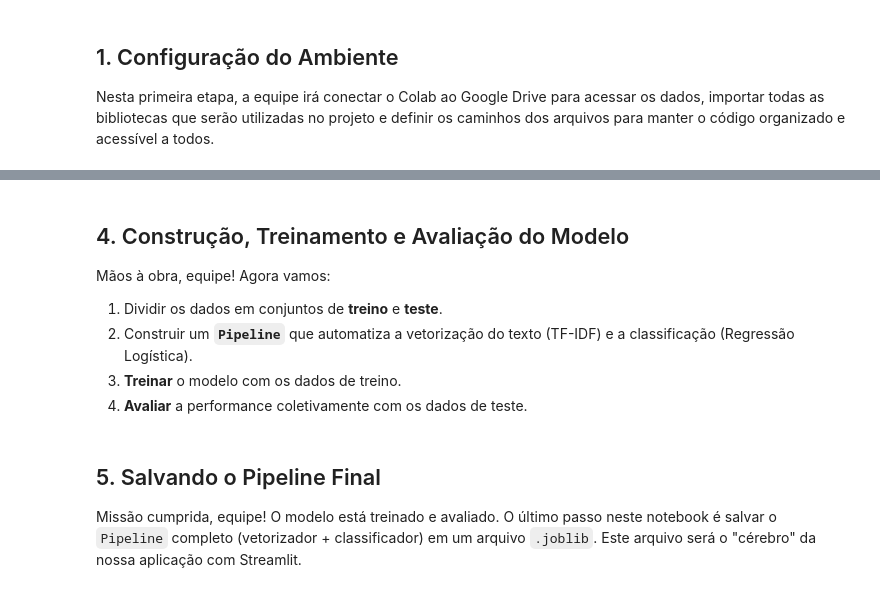
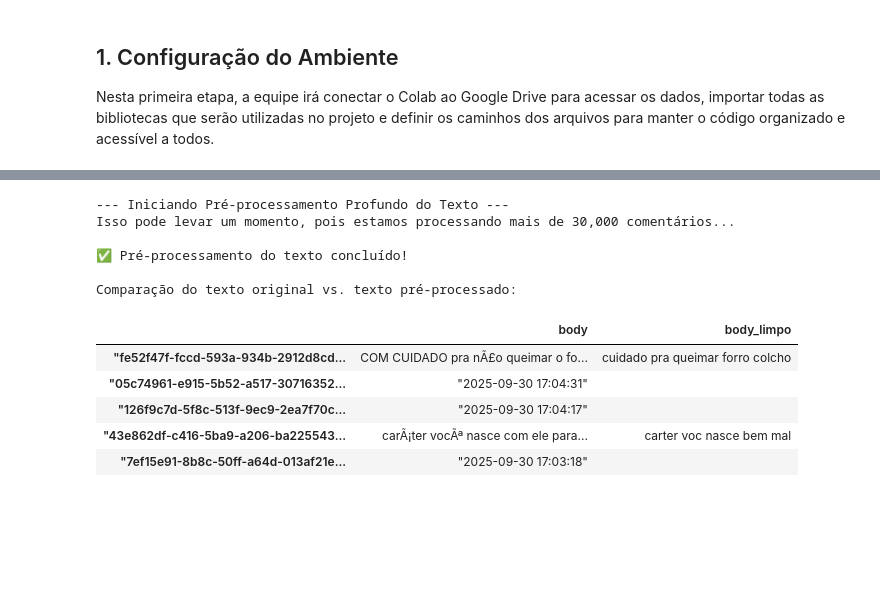
Before and after one commit to rafaelinfopiaui/analise-sentimentos-cpweekend, a Jupyter notebook: notebooks/Desenvolvimento_Analise_Sentimentos.ipynb, the cells around one changed output, grey strips where cells are left out. Saved outputs shown, nothing was run; the diff lists cells and outputs as text; code cells hidden in the pictures; blank space fills up the shorter version.

```diff
--- a/notebooks/Desenvolvimento_Analise_Sentimentos.ipynb
+++ b/notebooks/Desenvolvimento_Analise_Sentimentos.ipynb
@@ -89,38 +224,46 @@ Esta é uma das etapas mais críticas. A equipe definiu uma função de limpeza
 # %%
-# 3.1 - Definir a função de limpeza de texto
+import nltk
+import re
+
+# Definindo a função que fará a limpeza profunda em cada texto
 def limpar_texto(texto):
     # Converter para minúsculas
     texto = texto.lower()
     # Remover URLs
     texto = re.sub(r'https?://\S+|www\.\S+', '', texto)
-    # Remover menções (@) e hashtags (#)
+    # Remover menções (@) e hashtags (#) - comum em redes sociais
     texto = re.sub(r'@\w+|#\w+', '', texto)
-    # Remover caracteres não-alfabéticos (mantém letras e espaços)
+    # Remover caracteres não-alfabéticos (mantém apenas letras e espaços)
     texto = re.sub(r'[^a-z\s]', '', texto)
     # Tokenização (dividir em palavras)
     tokens = nltk.word_tokenize(texto)
     # Remover stopwords
     stopwords_pt = nltk.corpus.stopwords.words('portuguese')
     tokens_limpos = [palavra for palavra in tokens if palavra not in stopwords_pt]
     # Juntar os tokens de volta em uma string
     return ' '.join(tokens_limpos)
 
-# 3.2 - Aplicar a função de limpeza na coluna de texto
-# (A equipe deve substituir 'texto' pelo nome real da coluna de texto)
-df['texto_limpo'] = df['texto'].apply(limpar_texto)
+print("--- Iniciando Pré-processamento Profundo do Texto ---")
+print("Isso pode levar um momento, pois estamos processando mais de 30,000 comentários...")
 
-# 3.3 - Visualizar o resultado (antes e depois)
-print("Comparação do texto original vs. texto limpo:")
-display(df[['texto', 'texto_limpo']].head())
+# O .apply() executa a função 'limpar_texto' em cada linha da coluna 'body'
+df_final['body_limpo'] = df_final['body'].apply(limpar_texto)
 
-# 3.4 - Salvar o DataFrame limpo
-df.to_csv(CAMINHO_DADOS_LIMPOS, index=False)
-print(f"\nDataFrame limpo salvo em: {CAMINHO_DADOS_LIMPOS}")
+print("\n✅ Pré-processamento do texto concluído!")
+
+# Vamos ver o resultado da limpeza
+print("\nComparação do texto original vs. texto pré-processado:")
+display(df_final[['body', 'body_limpo']].head())
+# %% [output]
+--- Iniciando Pré-processamento Profundo do Texto ---
+Isso pode levar um momento, pois estamos processando mais de 30,000 comentários...
+
+✅ Pré-processamento do texto concluído!
+
+Comparação do texto original vs. texto pré-processado:
+|  | body | body_limpo |
+| "fe52f47f-fccd-593a-934b-2912d8cd... | COM CUIDADO pra nÃ£o queimar o fo... | cuidado pra queimar forro colcho |
+| "05c74961-e915-5b52-a517-30716352... | "2025-09-30 17:04:31" |  |
+| "126f9c7d-5f8c-513f-9ec9-2ea7f70c... | "2025-09-30 17:04:17" |  |
+| "43e862df-c416-5ba9-a206-ba225543... | carÃ¡ter vocÃª nasce com ele para... | carter voc nasce bem mal |
+| "7ef15e91-8b8c-50ff-a64d-013af21e... | "2025-09-30 17:03:18" |  |
-# %% [markdown]
-## 4. Construção, Treinamento e Avaliação do Modelo
-
-Mãos à obra, equipe! Agora vamos:
-1.  Dividir os dados em conjuntos de **treino** e **teste**.
-2.  Construir um **`Pipeline`** que automatiza a vetorização do texto (TF-IDF) e a classificação (Regressão Logística).
-3.  **Treinar** o modelo com os dados de treino.
-4.  **Avaliar** a performance coletivamente com os dados de teste.
@@ -157,4 +269,0 @@ print(classification_report(y_test, y_pred))
-# %% [markdown]
-## 5. Salvando o Pipeline Final
-
-Missão cumprida, equipe! O modelo está treinado e avaliado. O último passo neste notebook é salvar o `Pipeline` completo (vetorizador + classificador) em um arquivo `.joblib`. Este arquivo será o "cérebro" da nossa aplicação com Streamlit.
```
Also changed, not shown: parts of 15 cells of this notebook.
